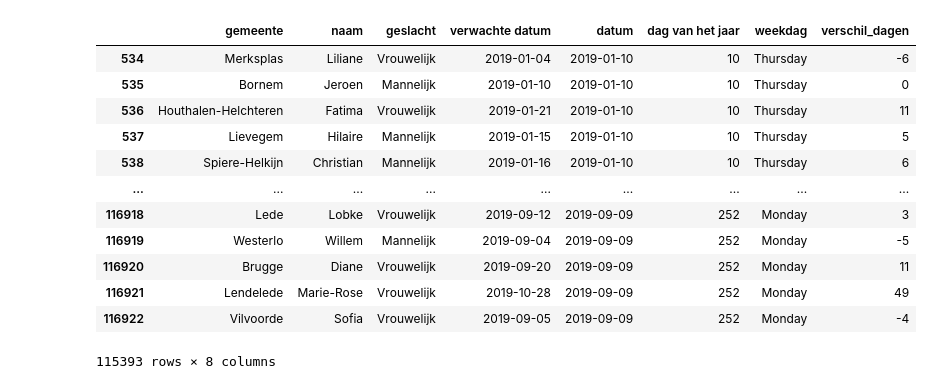
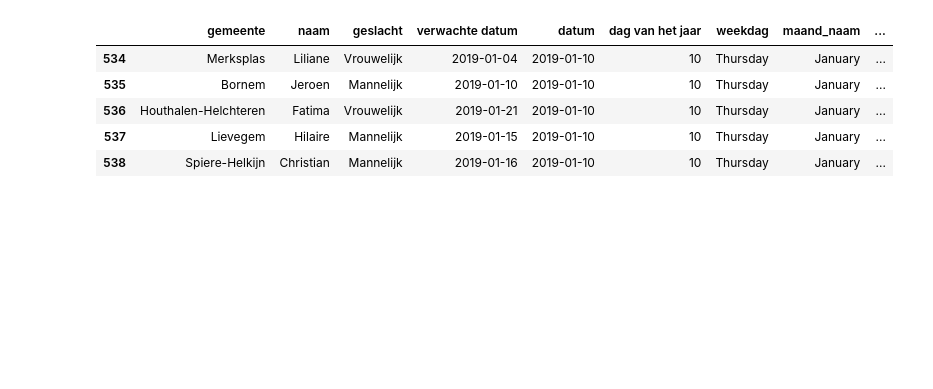
Before and after one commit to TinneCJM/DS_examen_Tinne_Mertens_deel2, a Jupyter notebook: notebooks/examen_prep.ipynb, the cells around one changed output. Saved outputs shown, nothing was run; the diff lists cells and outputs as text; code cells hidden in the pictures; blank space fills up the shorter version.

```diff
--- a/notebooks/examen_prep.ipynb
+++ b/notebooks/examen_prep.ipynb
@@ -29,7 +30,7 @@ def clean_df(df):
     df['verwachte datum'] = pd.to_datetime(df['verwachte datum'], format='%m/%d/%Y')# .dt.strftime('%Y-%m-%d')
     df['datum'] = pd.to_datetime(df['datum'])# .dt.strftime('%Y-%m-%d')
 
-    categories = ['Monday',
+    categories_day = ['Monday',
               'Tuesday',
               'Wednesday',
               'Thursday',
@@ -40,7 +41,26 @@ def clean_df(df):
     # Convert 'Day of Week' to a categorical type
     df['weekdag'] = (pd.to_datetime(df['datum']).dt.day_name())
     df['weekdag'] = (pd.Categorical(df['weekdag'],
-                                    categories=categories,
+                                    categories=categories_day,
+                                    ordered=True))
+
+    categories_month = ['January',
+                        'February',
+                        'March',
+                        'April',
+                        'May',
+                        'June',
+                        'July',
+                        'August',
+                        'September',
+                        'October',
+                        'November',
+                        'December']
+
+    # Convert 'Month' to a categorical type
+    df['maand_naam'] = (pd.to_datetime(df['datum']).dt.month_name())
+    df['maand_naam'] = (pd.Categorical(df['maand_naam'],
+                                    categories=categories_month,
                                     ordered=True))
 
     df['verschil_dagen'] = (df['verwachte datum'] - df['datum']).dt.days
@@ -49,18 +69,11 @@ def clean_df(df):
 # %%
 geboortes, df_wrong = clean_df(df)
 # %%
-geboortes
+geboortes.head()
 # %% [output]
-|  | gemeente | naam | geslacht | verwachte datum | datum | dag van het jaar | weekdag | verschil_dagen |
-| 534 | Merksplas | Liliane | Vrouwelijk | 2019-01-04 | 2019-01-10 | 10 | Thursday | -6 |
-| 535 | Bornem | Jeroen | Mannelijk | 2019-01-10 | 2019-01-10 | 10 | Thursday | 0 |
-| 536 | Houthalen-Helchteren | Fatima | Vrouwelijk | 2019-01-21 | 2019-01-10 | 10 | Thursday | 11 |
-| 537 | Lievegem | Hilaire | Mannelijk | 2019-01-15 | 2019-01-10 | 10 | Thursday | 5 |
-| 538 | Spiere-Helkijn | Christian | Mannelijk | 2019-01-16 | 2019-01-10 | 10 | Thursday | 6 |
-| ... | ... | ... | ... | ... | ... | ... | ... | ... |
-| 116918 | Lede | Lobke | Vrouwelijk | 2019-09-12 | 2019-09-09 | 252 | Monday | 3 |
-| 116919 | Westerlo | Willem | Mannelijk | 2019-09-04 | 2019-09-09 | 252 | Monday | -5 |
-| 116920 | Brugge | Diane | Vrouwelijk | 2019-09-20 | 2019-09-09 | 252 | Monday | 11 |
-| 116921 | Lendelede | Marie-Rose | Vrouwelijk | 2019-10-28 | 2019-09-09 | 252 | Monday | 49 |
-| 116922 | Vilvoorde | Sofia | Vrouwelijk | 2019-09-05 | 2019-09-09 | 252 | Monday | -4 |
+|  | gemeente | naam | geslacht | verwachte datum | datum | dag van het jaar | weekdag | maand_naam | ... |
+| 534 | Merksplas | Liliane | Vrouwelijk | 2019-01-04 | 2019-01-10 | 10 | Thursday | January | ... |
+| 535 | Bornem | Jeroen | Mannelijk | 2019-01-10 | 2019-01-10 | 10 | Thursday | January | ... |
+| 536 | Houthalen-Helchteren | Fatima | Vrouwelijk | 2019-01-21 | 2019-01-10 | 10 | Thursday | January | ... |
+| 537 | Lievegem | Hilaire | Mannelijk | 2019-01-15 | 2019-01-10 | 10 | Thursday | January | ... |
+| 538 | Spiere-Helkijn | Christian | Mannelijk | 2019-01-16 | 2019-01-10 | 10 | Thursday | January | ... |
-115393 rows × 8 columns
```
Also changed, not shown: parts of 15 cells of this notebook.
